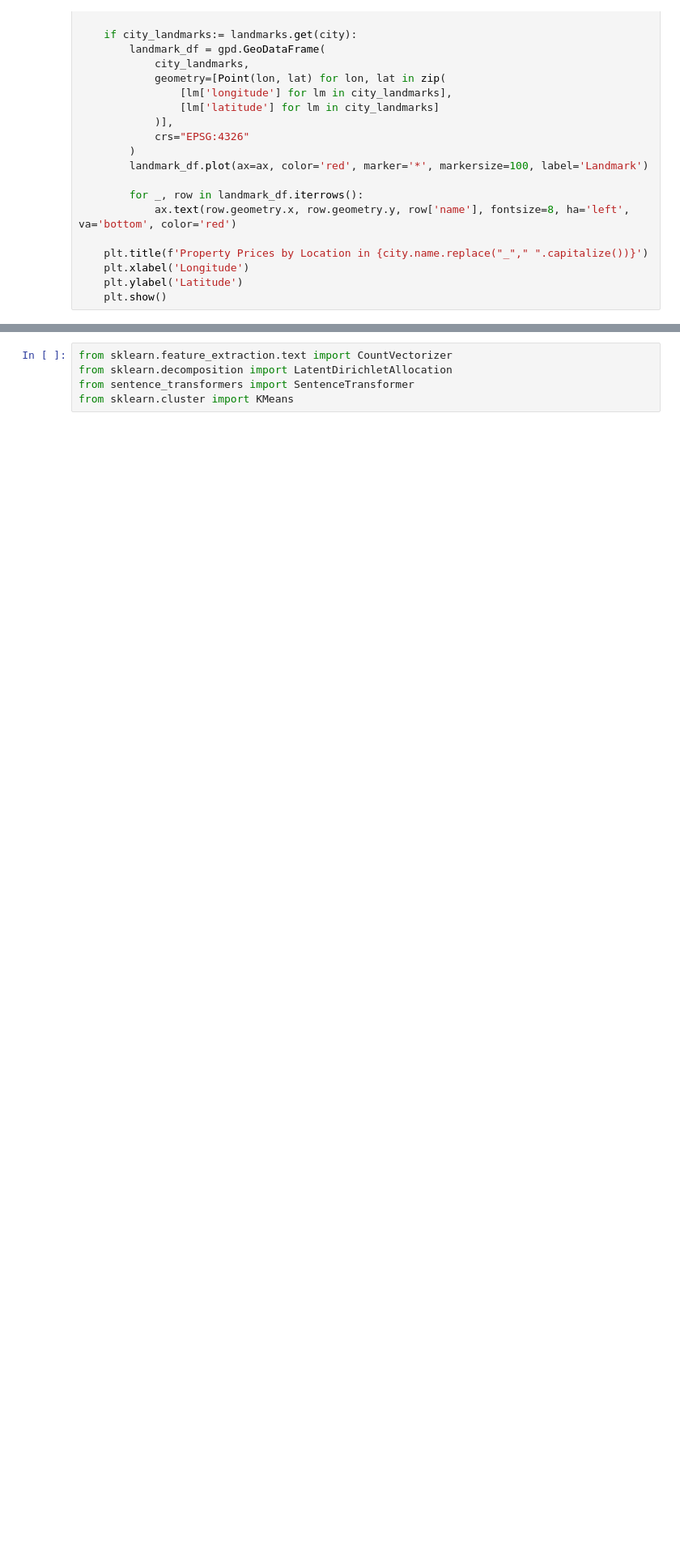
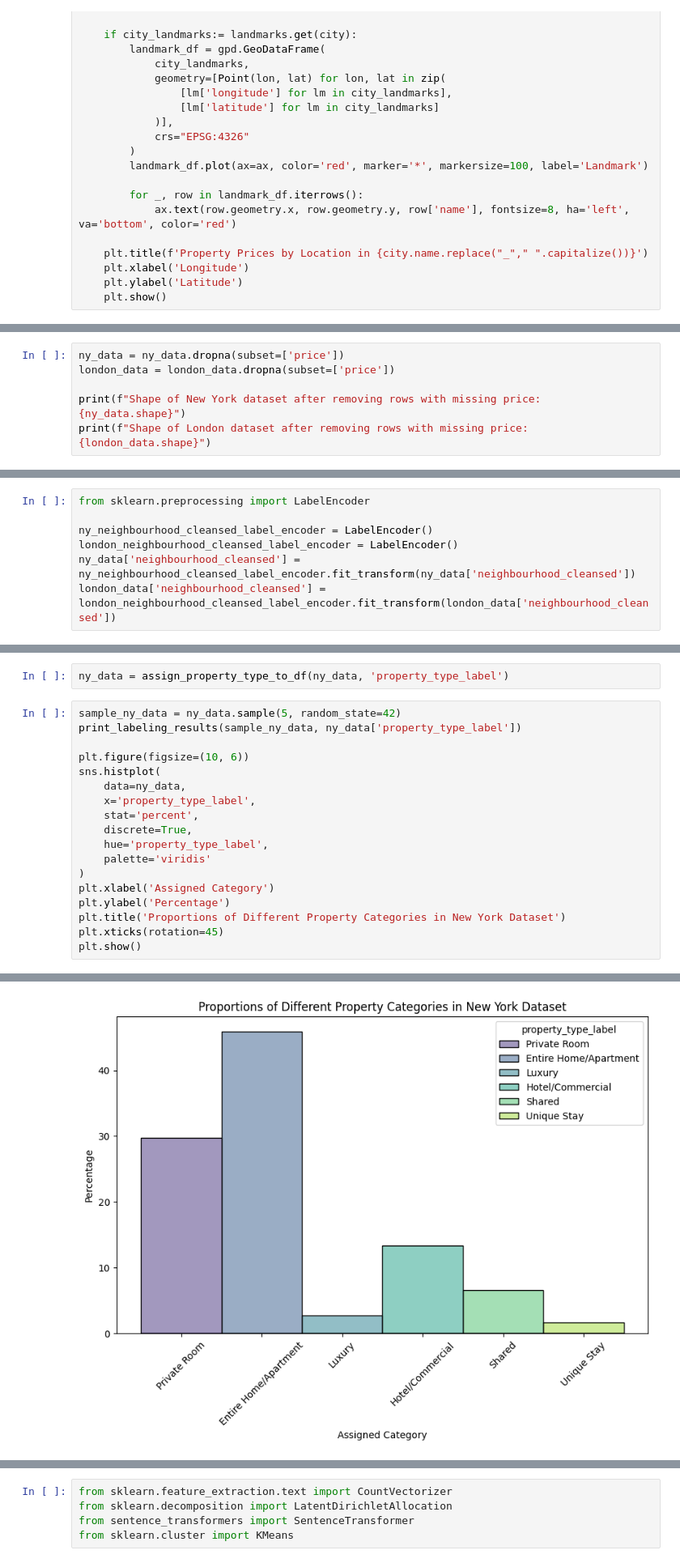
Before and after one commit to Fifus17/Data-Exploration, a Jupyter notebook: rbnb_data_exploration.ipynb, the cells around one changed output, grey strips where cells are left out. Shown at 81% size. Saved outputs shown, nothing was run; the diff lists cells and outputs as text; blank space fills up the shorter version.

```diff
--- a/rbnb_data_exploration.ipynb
+++ b/rbnb_data_exploration.ipynb
@@ -363,0 +212,6 @@ Metrics for fully complete dataset: {'MAE': 62.336419233134734, 'MSE': 14713.557
+# %%
+ny_data = ny_data.dropna(subset=['price'])
+london_data = london_data.dropna(subset=['price'])
+
+print(f"Shape of New York dataset after removing rows with missing price: {ny_data.shape}")
+print(f"Shape of London dataset after removing rows with missing price: {london_data.shape}")
@@ -363,0 +284,7 @@ Metrics for fully complete dataset: {'MAE': 62.336419233134734, 'MSE': 14713.557
+# %%
+from sklearn.preprocessing import LabelEncoder
+
+ny_neighbourhood_cleansed_label_encoder = LabelEncoder()
+london_neighbourhood_cleansed_label_encoder = LabelEncoder()
+ny_data['neighbourhood_cleansed'] = ny_neighbourhood_cleansed_label_encoder.fit_transform(ny_data['neighbourhood_cleansed'])
+london_data['neighbourhood_cleansed'] = london_neighbourhood_cleansed_label_encoder.fit_transform(london_data['neighbourhood_cleansed'])
@@ -363,0 +364,21 @@ Metrics for fully complete dataset: {'MAE': 62.336419233134734, 'MSE': 14713.557
+# %%
+ny_data = assign_property_type_to_df(ny_data, 'property_type_label')
+# %%
+sample_ny_data = ny_data.sample(5, random_state=42)
+print_labeling_results(sample_ny_data, ny_data['property_type_label'])
+
+plt.figure(figsize=(10, 6))
+sns.histplot(
+    data=ny_data,
+    x='property_type_label',
+    stat='percent',
+    discrete=True,
+    hue='property_type_label',
+    palette='viridis'
+)
+plt.xlabel('Assigned Category')
+plt.ylabel('Percentage')
+plt.title('Proportions of Different Property Categories in New York Dataset')
+plt.xticks(rotation=45)
+plt.show()
+# %% [output]
@@ -363,0 +399 @@ Metrics for fully complete dataset: {'MAE': 62.336419233134734, 'MSE': 14713.557
+[figure, added]
```
Also changed, not shown: parts of 33 cells of this notebook, 4 other files.
